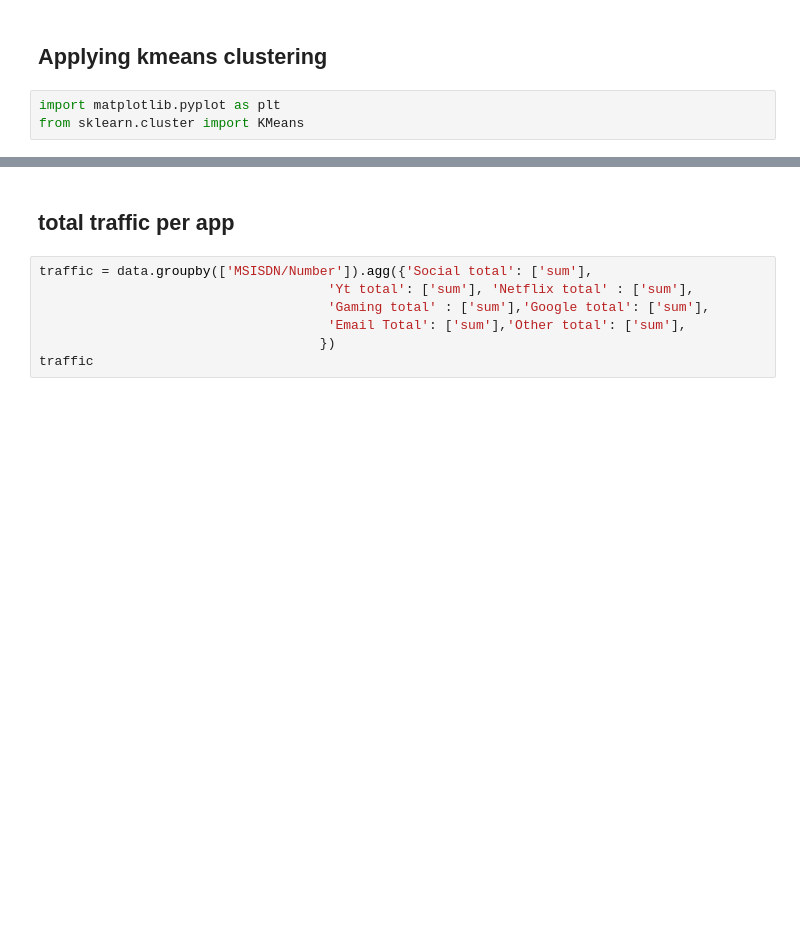
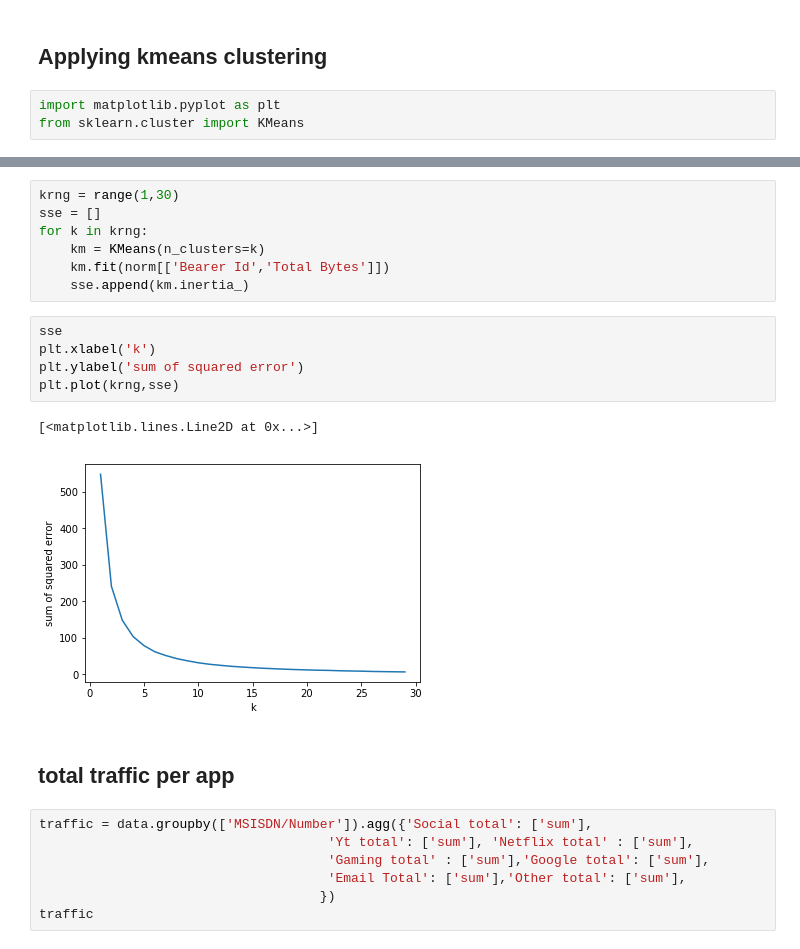
Before and after one commit to kenmbelenzi/week2, a Jupyter notebook: User-Analytics-Telecommunications-Industry.ipynb, the cells around one changed output, grey strips where cells are left out. Drawn from its saved outputs; the diff is of its cells as text; blank space fills up the shorter version.

```diff
--- a/User-Analytics-Telecommunications-Industry.ipynb
+++ b/User-Analytics-Telecommunications-Industry.ipynb
@@ -494,3 +504,18 @@ MSISDN/Number
+# %%
+krng = range(1,30)
+sse = []
+for k in krng:
+    km = KMeans(n_clusters=k)
+    km.fit(norm[['Bearer Id','Total Bytes']])
+    sse.append(km.inertia_)
+# %%
+sse
+plt.xlabel('k')
+plt.ylabel('sum of squared error')
+plt.plot(krng,sse)
+# %% [output]
+[<matplotlib.lines.Line2D at 0x...>]
+[figure, added]
 # %% [markdown]
 ## total traffic per app
 # %%
```
Also changed, not shown: parts of 8 cells of this notebook.
